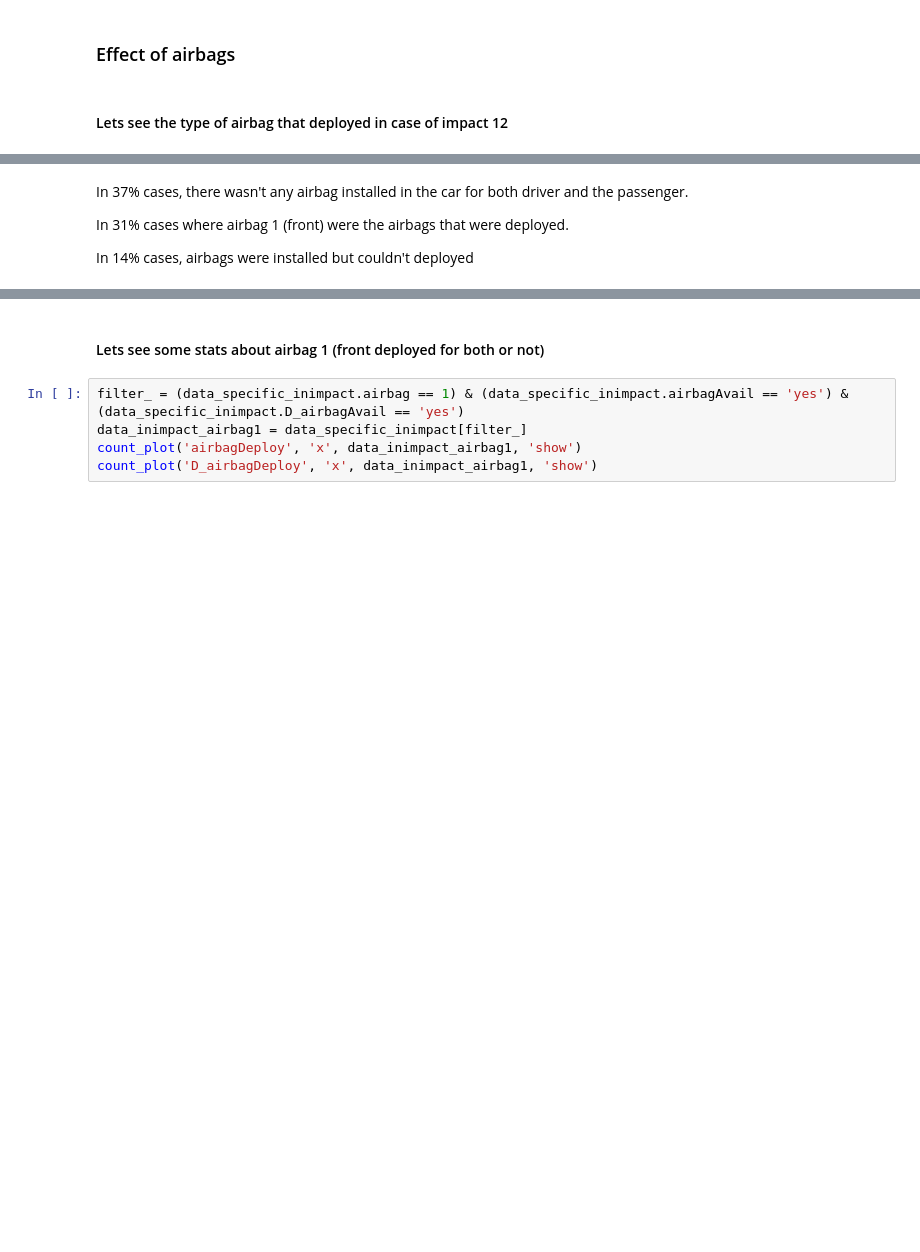
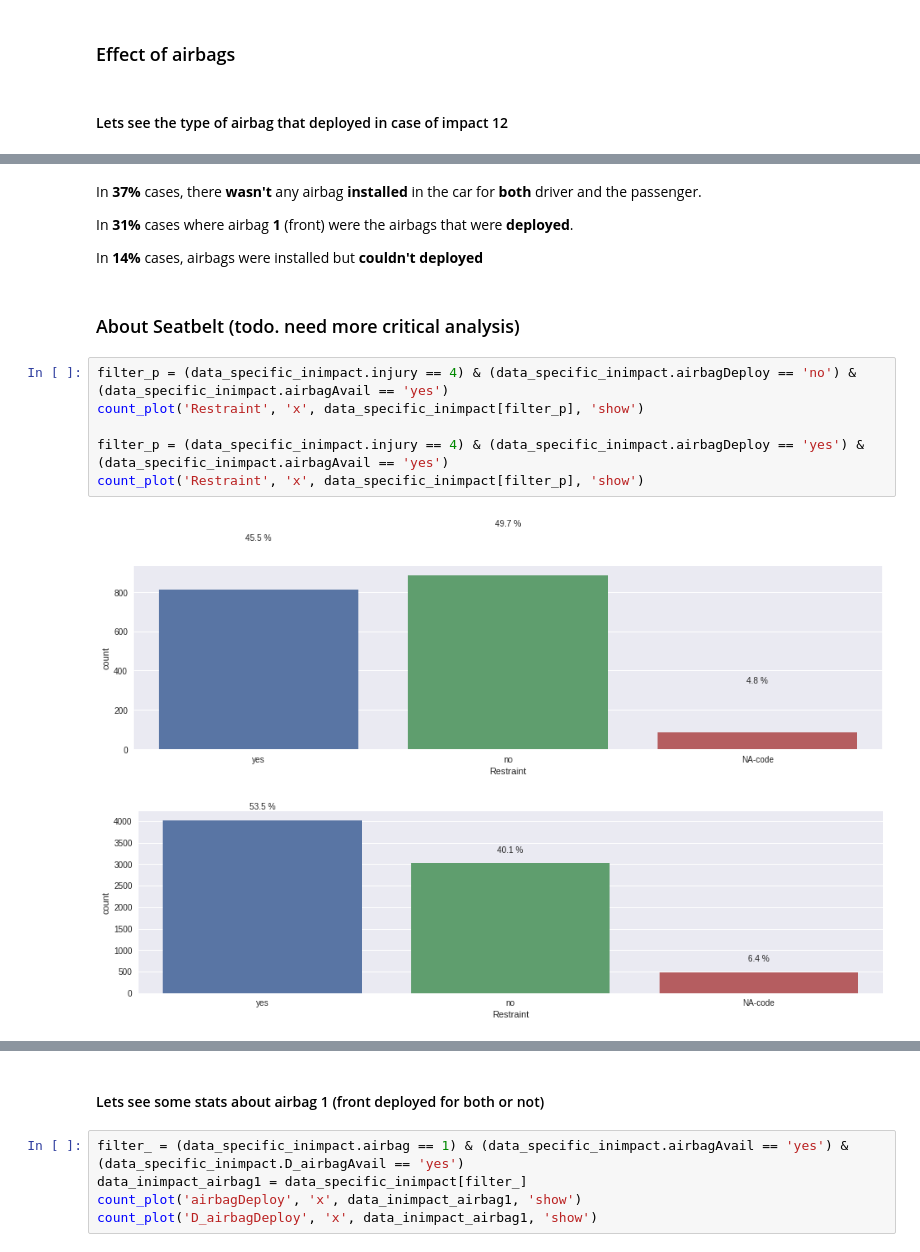
Before and after one commit to sohaibomr/data_analysis-FARS, a Jupyter notebook: sa_eda_fars.ipynb, the cells around one changed output, grey strips where cells are left out. Cells and saved outputs as stored; diff of their text form; blank space fills up the shorter version.

```diff
--- a/sa_eda_fars.ipynb
+++ b/sa_eda_fars.ipynb
@@ -88,6 +116,17 @@ count_plot('airbag', 'x', data_specific_inimpact, 'show')
 # %% [markdown]
-In 37% cases, there wasn't any airbag installed in the car for both driver and the passenger.
+In **37%** cases, there **wasn't** any airbag **installed** in the car for **both** driver and the passenger.
 
-In 31% cases where airbag 1 (front) were the airbags that were deployed.
+In **31%** cases where airbag **1** (front) were the airbags that were **deployed**.
 
-In 14% cases, airbags were installed but couldn't deployed
+In **14%** cases, airbags were installed but **couldn't deployed**
+# %% [markdown]
+### About Seatbelt (todo. need more critical analysis)
+# %%
+filter_p = (data_specific_inimpact.injury == 4) & (data_specific_inimpact.airbagDeploy == 'no') & (data_specific_inimpact.airbagAvail == 'yes')
+count_plot('Restraint', 'x', data_specific_inimpact[filter_p], 'show')
+
+filter_p = (data_specific_inimpact.injury == 4) & (data_specific_inimpact.airbagDeploy == 'yes') & (data_specific_inimpact.airbagAvail == 'yes')
+count_plot('Restraint', 'x', data_specific_inimpact[filter_p], 'show')
+# %% [output]
+[figure, added]
+[figure, added]
```
Also changed, not shown: parts of 21 cells of this notebook.
